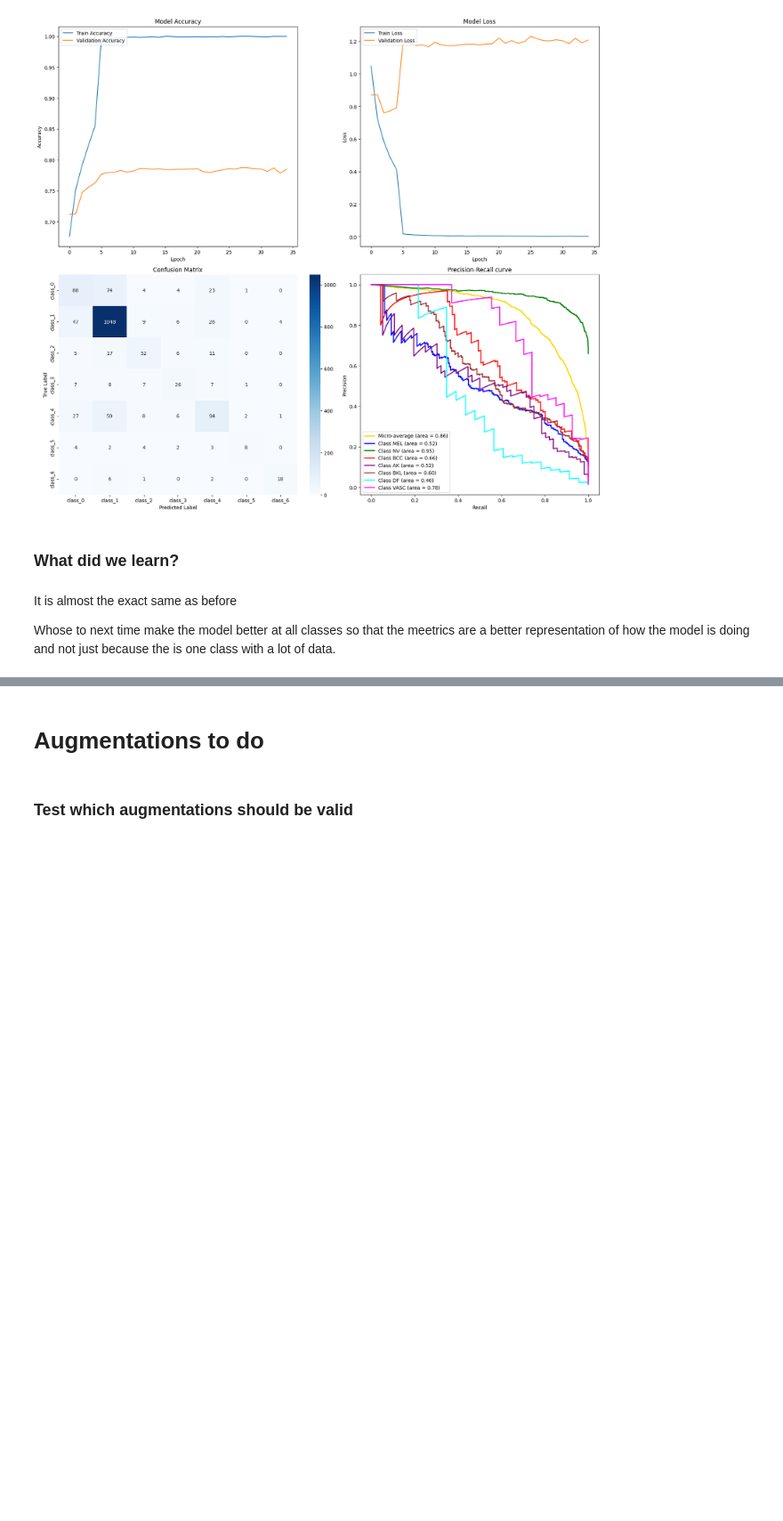
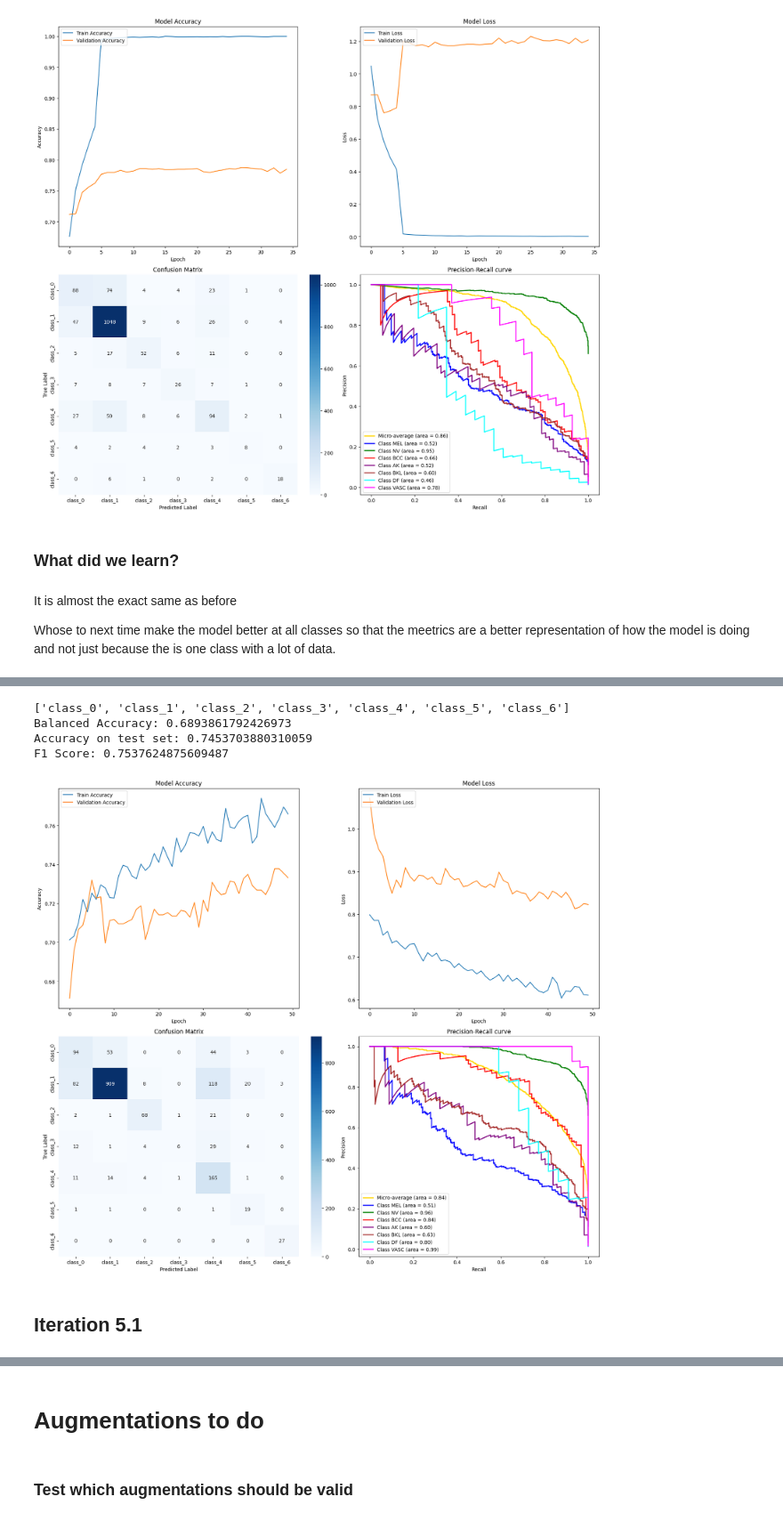
Before and after one commit to renemartensen/Classification-of-Skin-Lesions, a Jupyter notebook: makingModel.ipynb, the cells around one changed output, grey strips where cells are left out. Shown at 89% size. Drawn from its saved outputs; the diff is of its cells as text; code cells hidden in the pictures; blank space fills up the shorter version.

```diff
--- a/makingModel.ipynb
+++ b/makingModel.ipynb
@@ -751,0 +833,3 @@ Whose to next time make the model better at all classes so that the meetrics are
+# %%
+history2 = model.fit_epochs(train_generator, validation_generator, epochs=50, checkpoint_path=model_dir, lr=[1e-4, 1e-3])
+histories.append(history2)
@@ -751,0 +858,16 @@ Whose to next time make the model better at all classes so that the meetrics are
+# %%
+
+from plot_utils import show_all_plots
+from tensorflow.keras.models import load_model
+
+m = load_model(model_dir)
+histories = [history1, history2]
+show_all_plots(history2, m, test_generator)
+# %% [output]
+['class_0', 'class_1', 'class_2', 'class_3', 'class_4', 'class_5', 'class_6']
+Balanced Accuracy: 0.6893861792426973
+Accuracy on test set: 0.7453703880310059
+F1 Score: 0.7537624875609487
+[figure, added]
+# %% [markdown]
+## Iteration 5.1
```
Also changed, not shown: parts of 22 cells of this notebook, 3 other files.
